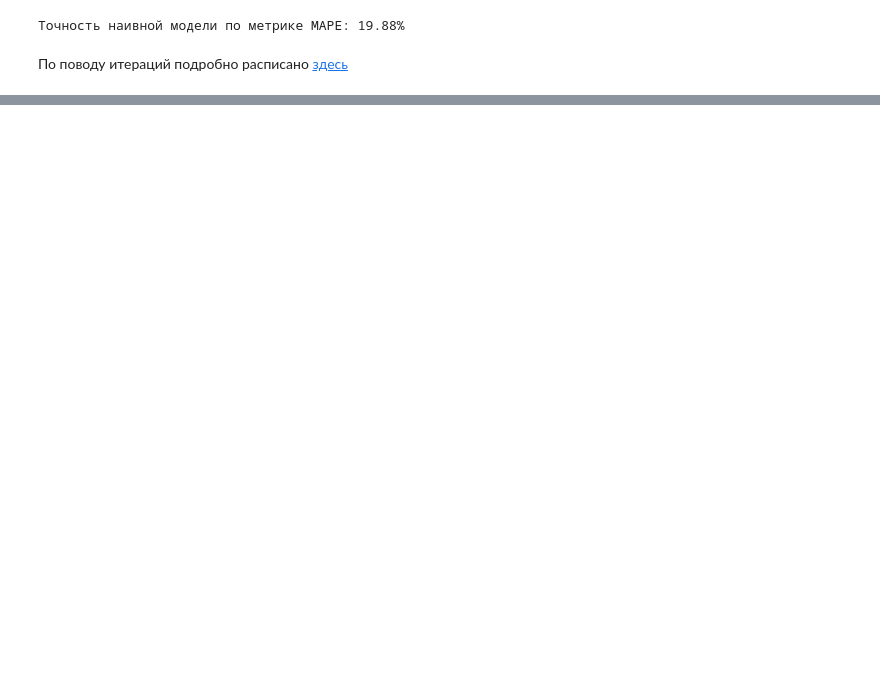
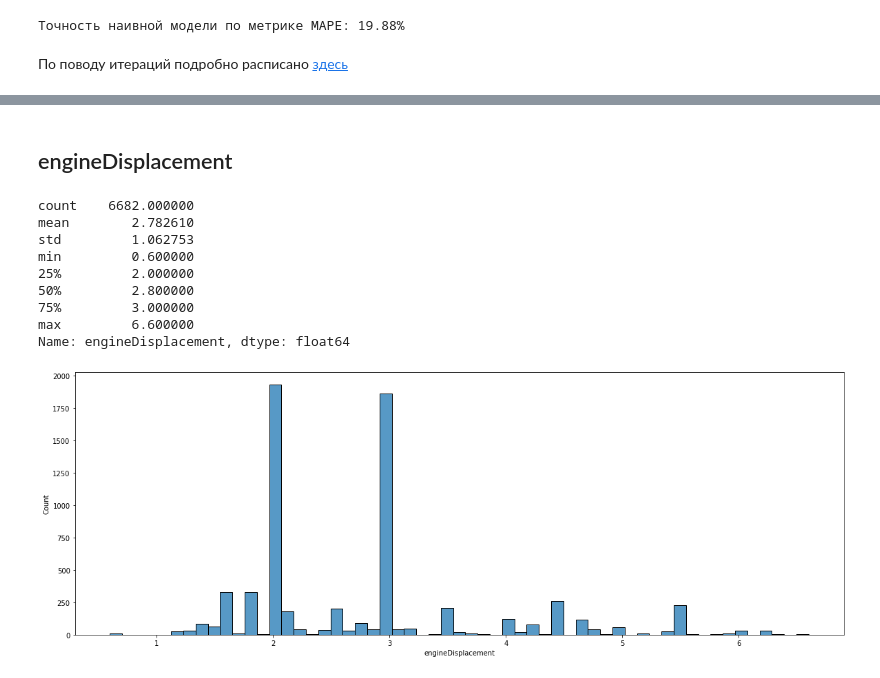
Before and after one commit to alxkzncoff/car_price_prediction_ml_dl, a Jupyter notebook: car_price_ml_dl.ipynb, the cells around one changed output, grey strips where cells are left out. Drawn from its saved outputs; the diff is of its cells as text; code cells hidden in the pictures; blank space fills up the shorter version.

```diff
--- a/car_price_ml_dl.ipynb
+++ b/car_price_ml_dl.ipynb
@@ -103,0 +111,13 @@ print(f"Точность наивной модели по метрике MAPE: {
+# %%
+# Анализ признаков
+def column_info(column):
+
+  if column.dtype == 'O':
+    print(column.describe())
+    print('-----------------------------')
+    print(column.value_counts())
+
+  else:
+    print(column.describe())
+    plt.figure(figsize=(20,7))
+    sns.histplot(train, x=column)
@@ -103,0 +149,2 @@ print(f"Точность наивной модели по метрике MAPE: {
+# %%
+train.bodyType = train.bodyType.apply(lambda x: x.split()[0])
@@ -103,0 +188,15 @@ print(f"Точность наивной модели по метрике MAPE: {
+# %% [markdown]
+## engineDisplacement
+# %%
+column_info(train.engineDisplacement)
+# %% [output]
+count    6682.000000
+mean        2.782610
+std         1.062753
+min         0.600000
+25%         2.000000
+50%         2.800000
+75%         3.000000
+max         6.600000
+Name: engineDisplacement, dtype: float64
+[figure, added]
```
Also changed, not shown: parts of 34 cells of this notebook.
